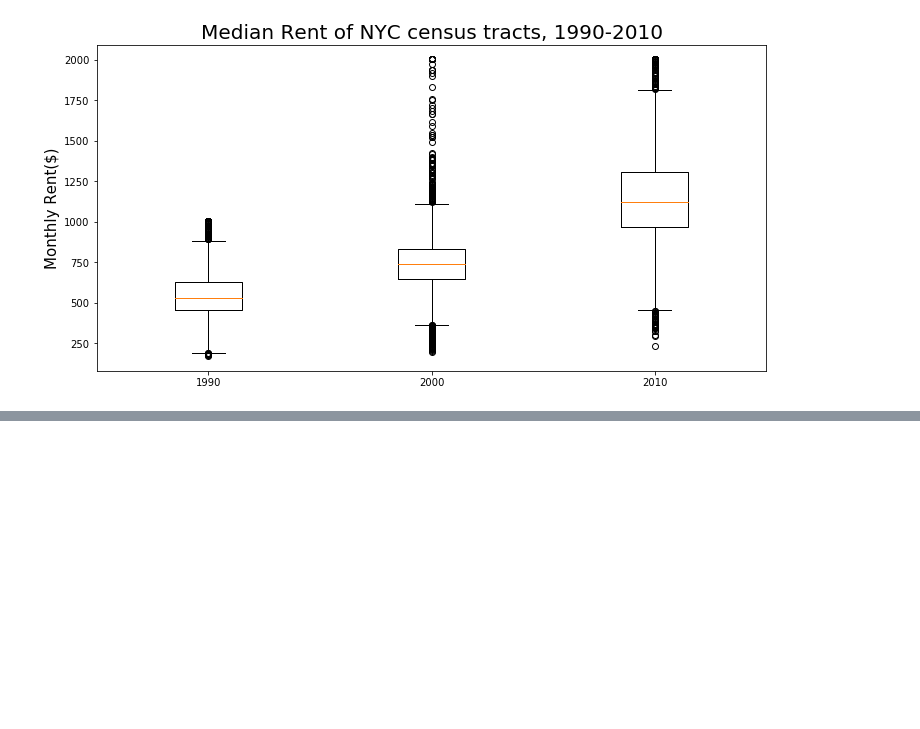
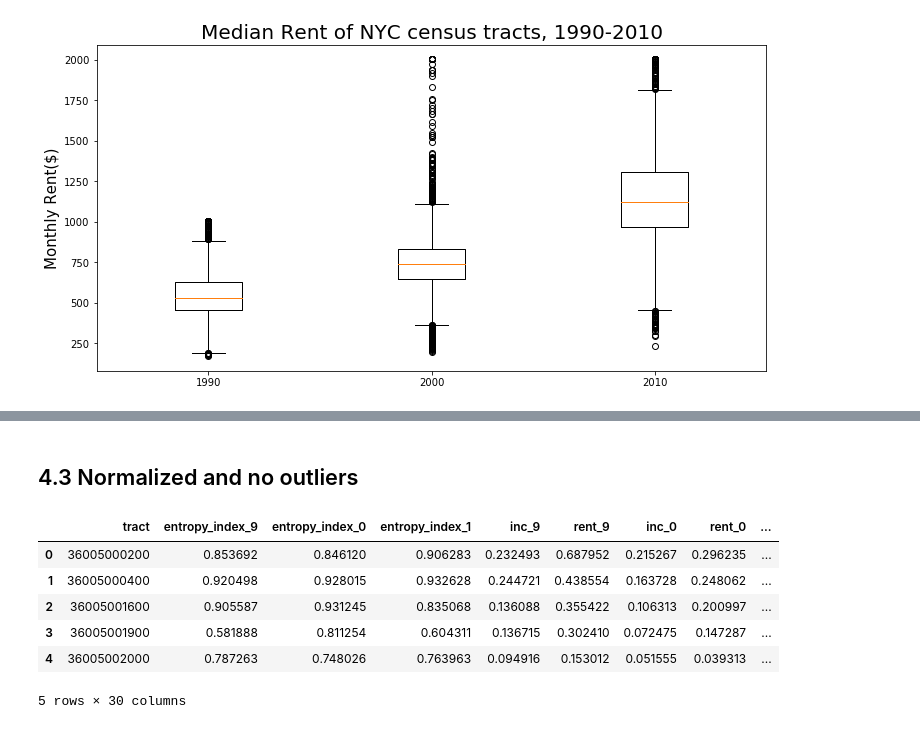
Before and after one commit to picniclin/NYC_yl5240, a Jupyter notebook: civic_clean&descripitive_Yuwei.ipynb, the cells around one changed output, grey strips where cells are left out. Cells and saved outputs as stored; diff of their text form; code cells hidden in the pictures; blank space fills up the shorter version.

```diff
--- a/civic_clean&descripitive_Yuwei.ipynb
+++ b/civic_clean&descripitive_Yuwei.ipynb
@@ -563,0 +621,4 @@ plt.show()
+# %%
+def outlier(x):
+    outlier = np.mean(x) + 3 * np.std(x)
+    return outlier
@@ -563,0 +647,20 @@ plt.show()
+# %% [markdown]
+## 4.3 Normalized and no outliers
+# %%
+df_normed = pd.DataFrame()
+df_normed['tract'] = df2['tract']
+
+for i in range(1, df2.shape[1]-4):
+    df_normed[df1.columns[i]] = normalize(df1.iloc[:,i])
+
+df_normed = pd.concat([df_normed, df2.iloc[:,-4:]], axis = 1)
+
+df_normed.head()
+# %% [output]
+|  | tract | entropy_index_9 | entropy_index_0 | entropy_index_1 | inc_9 | rent_9 | inc_0 | rent_0 | ... |
+| 0 | 36005000200 | 0.853692 | 0.846120 | 0.906283 | 0.232493 | 0.687952 | 0.215267 | 0.296235 | ... |
+| 1 | 36005000400 | 0.920498 | 0.928015 | 0.932628 | 0.244721 | 0.438554 | 0.163728 | 0.248062 | ... |
+| 2 | 36005001600 | 0.905587 | 0.931245 | 0.835068 | 0.136088 | 0.355422 | 0.106313 | 0.200997 | ... |
+| 3 | 36005001900 | 0.581888 | 0.811254 | 0.604311 | 0.136715 | 0.302410 | 0.072475 | 0.147287 | ... |
+| 4 | 36005002000 | 0.787263 | 0.748026 | 0.763963 | 0.094916 | 0.153012 | 0.051555 | 0.039313 | ... |
+5 rows × 30 columns
```
Also changed, not shown: parts of 17 cells of this notebook.
